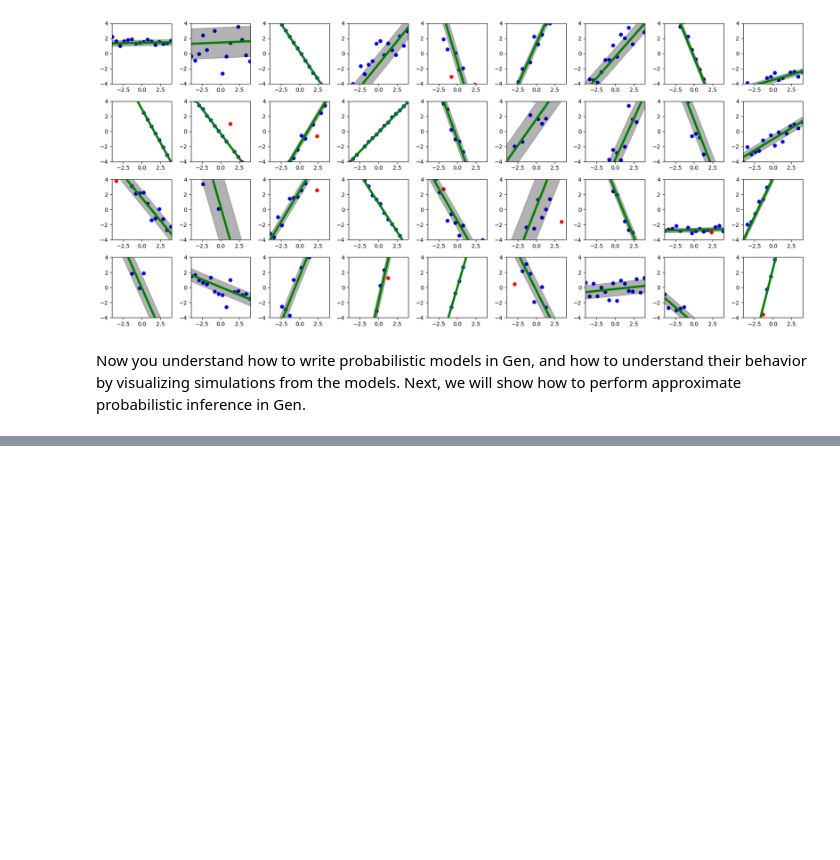
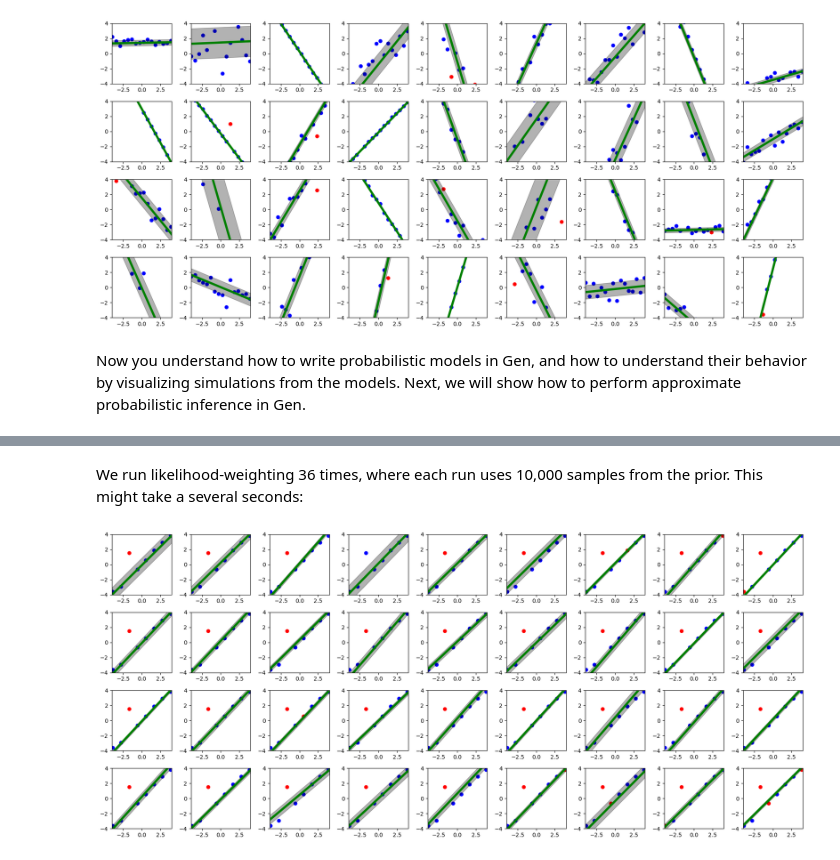
Before and after one commit to probcomp/GenExperimental.jl, a Jupyter notebook: examples/tutorial.ipynb, the cells around one changed output, grey strips where cells are left out. Drawn from its saved outputs; the diff is of its cells as text; code cells hidden in the pictures; blank space fills up the shorter version.

```diff
--- a/examples/tutorial.ipynb
+++ b/examples/tutorial.ipynb
@@ -358,0 +402,21 @@ Now you understand how to write probabilistic models in Gen, and how to understa
+# %% [markdown]
+We run likelihood-weighting 36 times, where each run uses 10,000 samples from the prior. This might take a several seconds:
+# %%
+traces = []
+for replicate=1:36
+    trace = Trace()
+    num_samples = 10000
+    push!(traces, linear_regression_likelihood_weighting(num_samples, xs, ys))
+end
+
+plt[:figure](figsize=(18, 8))
+for (i, trace) in enumerate(traces)
+    plt[:subplot](4, 9, i)
+    ax = plt[:gca]()
+    xlim = [-4., 4.]
+    ylim = [-4., 4.]
+    render_linear_regression_outliers_trace(trace, xs, ax, xlim, ylim)
+end
+plt[:tight_layout]()
+# %% [output]
+[figure, added]
```
Also changed, not shown: parts of 12 cells of this notebook.
